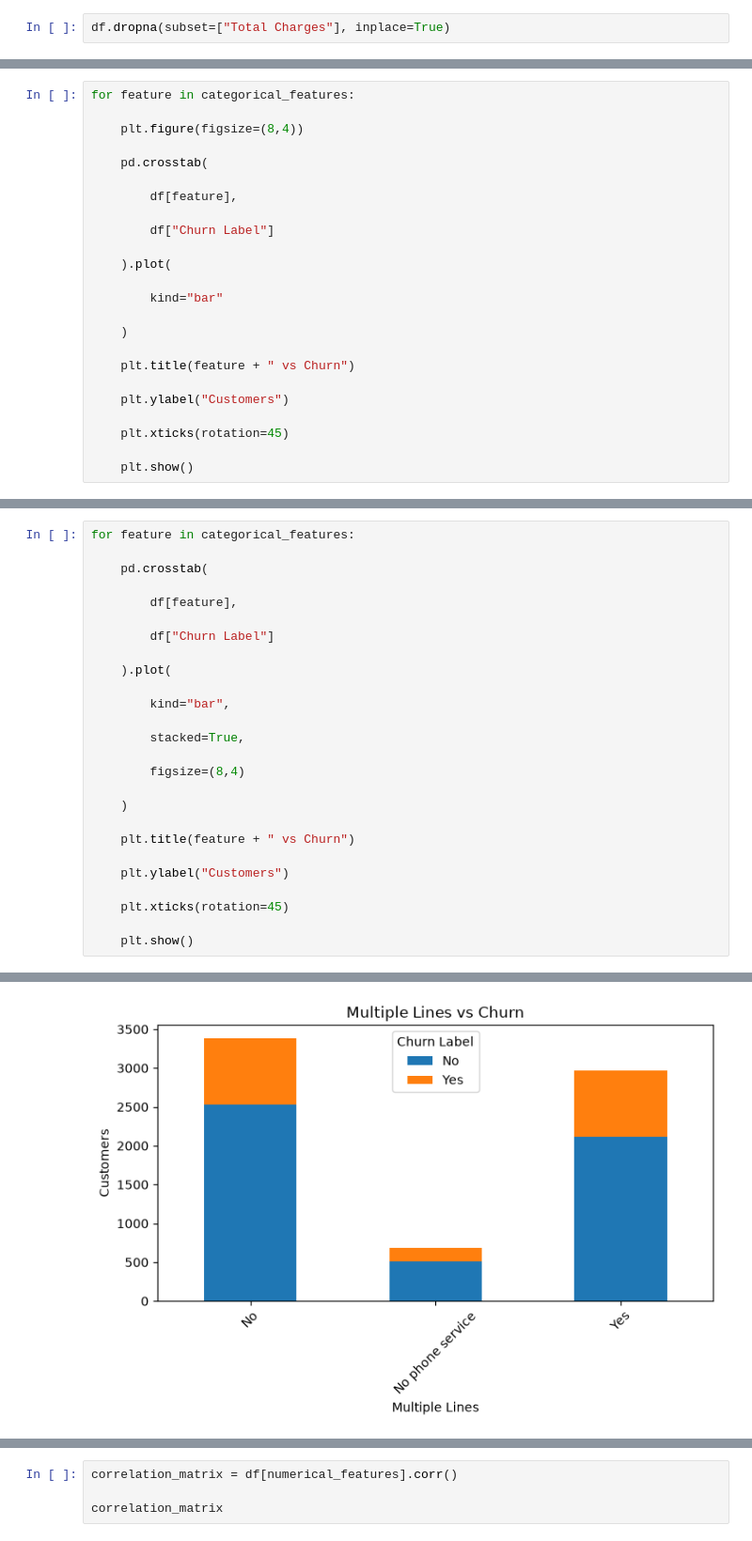
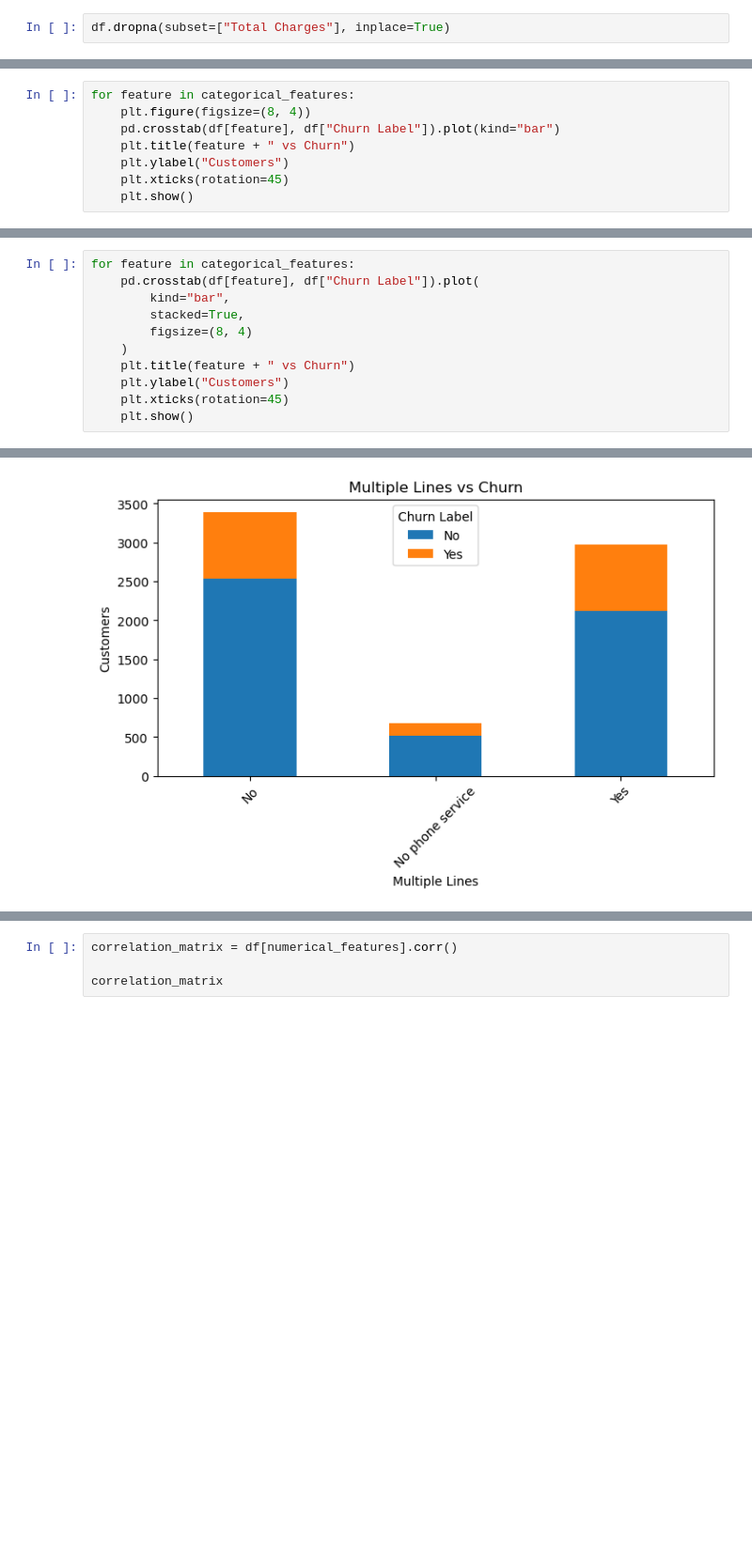
Before and after one commit to hafizahmadadilaiengineer/customer-churn-platform, a Jupyter notebook: notebooks/01_exploratory_data_analysis.ipynb, the cells around one changed output, grey strips where cells are left out. Shown at 94% size. Saved outputs shown, nothing was run; the diff lists cells and outputs as text; blank space fills up the shorter version.

```diff
--- a/notebooks/01_exploratory_data_analysis.ipynb
+++ b/notebooks/01_exploratory_data_analysis.ipynb
@@ -585,27 +516,11 @@ Electronic check           54.71  45.29
 Mailed check               80.80  19.20
 # %%
 for feature in categorical_features:
-
-    plt.figure(figsize=(8,4))
-
-    pd.crosstab(
-
-        df[feature],
-
-        df["Churn Label"]
-
-    ).plot(
-
-        kind="bar"
-
-    )
-
+    plt.figure(figsize=(8, 4))
+    pd.crosstab(df[feature], df["Churn Label"]).plot(kind="bar")
     plt.title(feature + " vs Churn")
-
     plt.ylabel("Customers")
-
     plt.xticks(rotation=45)
-
     plt.show()
 # %% [output]
 <Figure size 800x400 with 0 Axes>
@@ -623,29 +538,14 @@ for feature in categorical_features:
 ... (20 outputs left out)
 # %%
 for feature in categorical_features:
-
-    pd.crosstab(
-
-        df[feature],
-
-        df["Churn Label"]
-
-    ).plot(
-
+    pd.crosstab(df[feature], df["Churn Label"]).plot(
         kind="bar",
-
         stacked=True,
-
-        figsize=(8,4)
-
+        figsize=(8, 4)
     )
-
     plt.title(feature + " vs Churn")
-
     plt.ylabel("Customers")
-
     plt.xticks(rotation=45)
-
     plt.show()
 # %% [output]
 [figure]
@@ -656,4 +556,4 @@ for feature in categorical_features:
-[figure, old version]
+[figure, new version]
 [figure]
 [figure]
 [figure]
```
Also changed, not shown: parts of 43 cells of this notebook, 4 other files.
